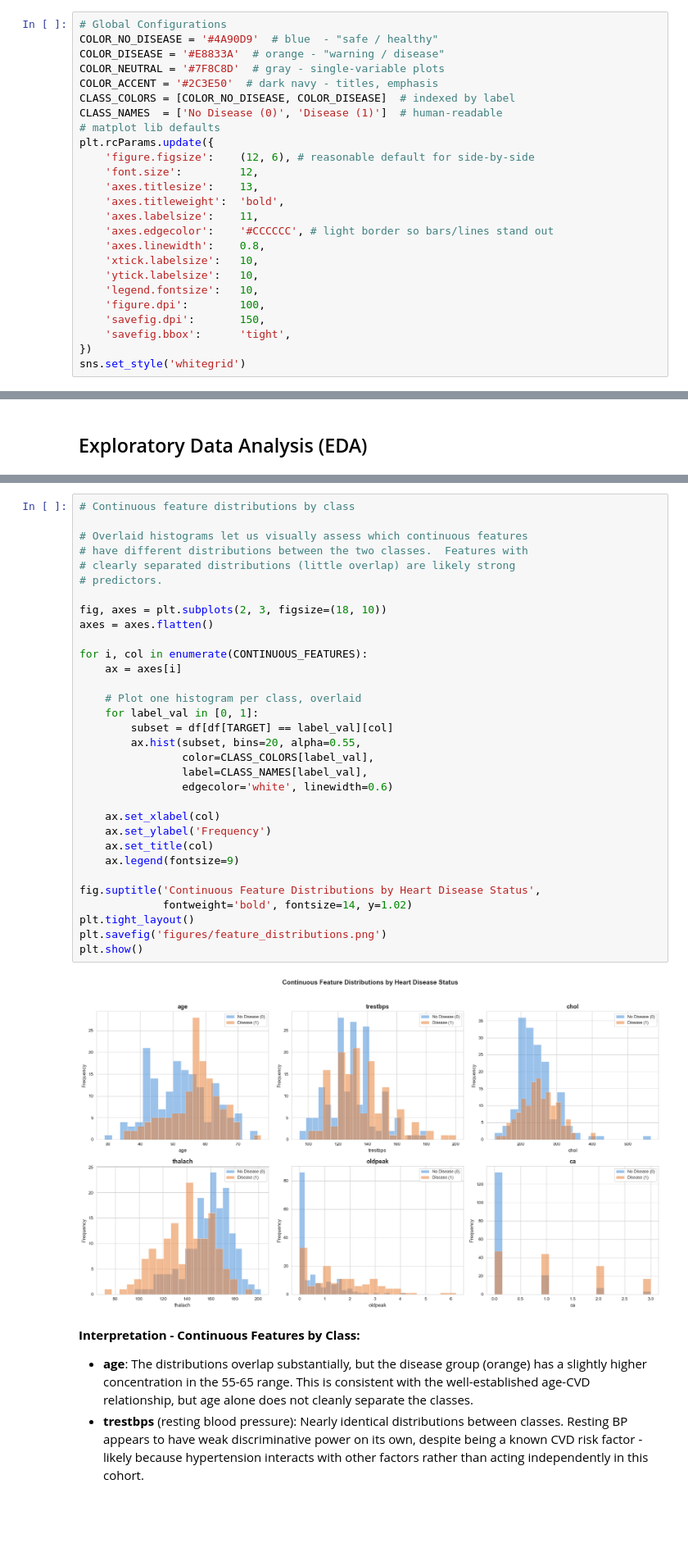
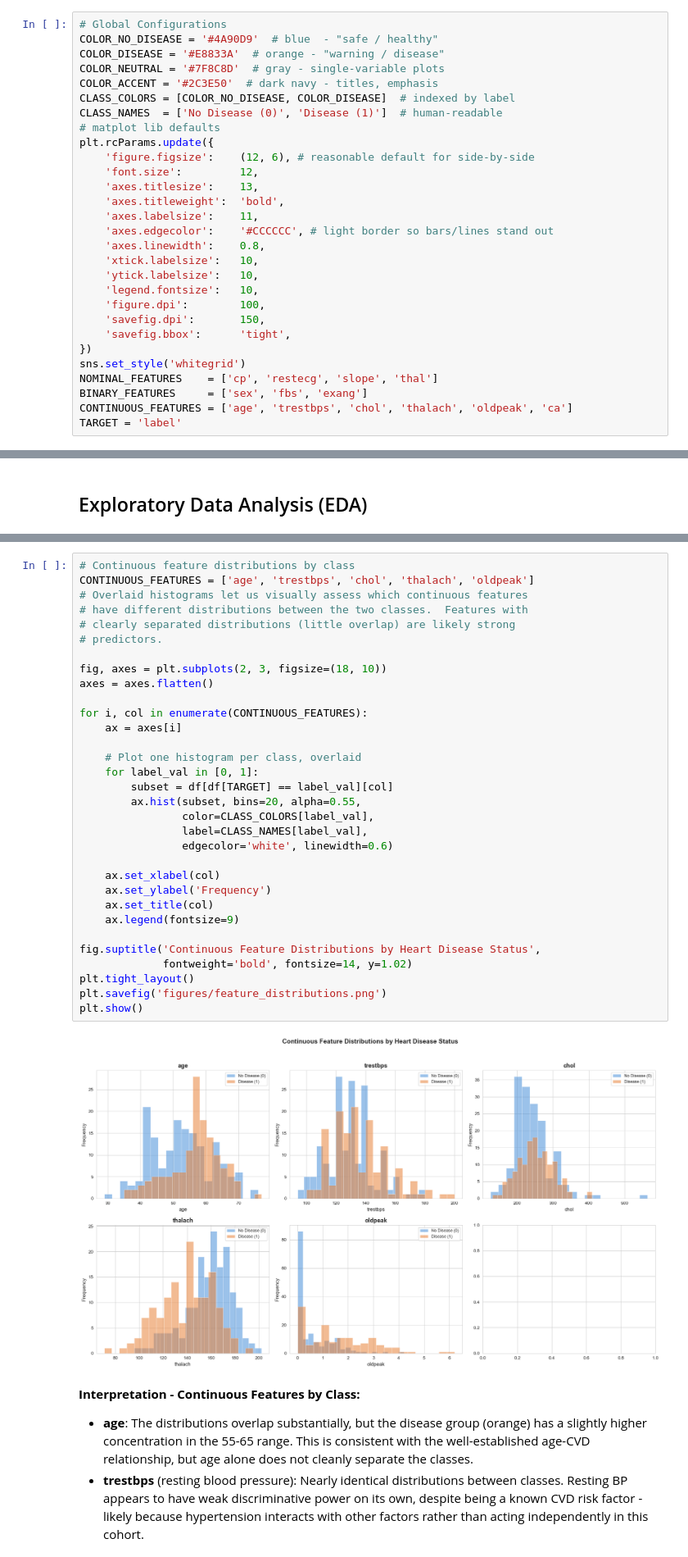
Before and after one commit to mikodusami/heart-disease-detection-ml, a Jupyter notebook: data-cleaning_eda_preprocessing.ipynb, the cells around one changed output, grey strips where cells are left out. Shown at 82% size. Drawn from its saved outputs; the diff is of its cells as text; blank space fills up the shorter version.

```diff
--- a/data-cleaning_eda_preprocessing.ipynb
+++ b/data-cleaning_eda_preprocessing.ipynb
@@ -122,6 +46,10 @@ plt.rcParams.update({
     'savefig.bbox':      'tight',
 })
 sns.set_style('whitegrid')
+NOMINAL_FEATURES    = ['cp', 'restecg', 'slope', 'thal']
+BINARY_FEATURES     = ['sex', 'fbs', 'exang']
+CONTINUOUS_FEATURES = ['age', 'trestbps', 'chol', 'thalach', 'oldpeak', 'ca']
+TARGET = 'label'
 # %%
 # load the combined dataset from the /data dir
 df = pd.read_csv('data/heart_disease_combined.csv')
@@ -370,37 +285,37 @@ label      | Expected: [0, 1] | Actual: [np.int64(0), np.int64(1)] | VALID
 # %%
 # Continuous feature distributions by class
-
+CONTINUOUS_FEATURES = ['age', 'trestbps', 'chol', 'thalach', 'oldpeak']
 # Overlaid histograms let us visually assess which continuous features
 # have different distributions between the two classes.  Features with
 # clearly separated distributions (little overlap) are likely strong
 # predictors.
 
 fig, axes = plt.subplots(2, 3, figsize=(18, 10))
 axes = axes.flatten()
 
 for i, col in enumerate(CONTINUOUS_FEATURES):
     ax = axes[i]
 
     # Plot one histogram per class, overlaid
     for label_val in [0, 1]:
         subset = df[df[TARGET] == label_val][col]
         ax.hist(subset, bins=20, alpha=0.55,
                 color=CLASS_COLORS[label_val],
                 label=CLASS_NAMES[label_val],
                 edgecolor='white', linewidth=0.6)
 
     ax.set_xlabel(col)
     ax.set_ylabel('Frequency')
     ax.set_title(col)
     ax.legend(fontsize=9)
 
 fig.suptitle('Continuous Feature Distributions by Heart Disease Status',
              fontweight='bold', fontsize=14, y=1.02)
 plt.tight_layout()
 plt.savefig('figures/feature_distributions.png')
 plt.show()
 # %% [output]
-[figure, old version]
+[figure, new version]
 # %% [markdown]
 **Interpretation - Continuous Features by Class:**
 
```
Also changed, not shown: parts of 10 cells of this notebook, 11 other files.
